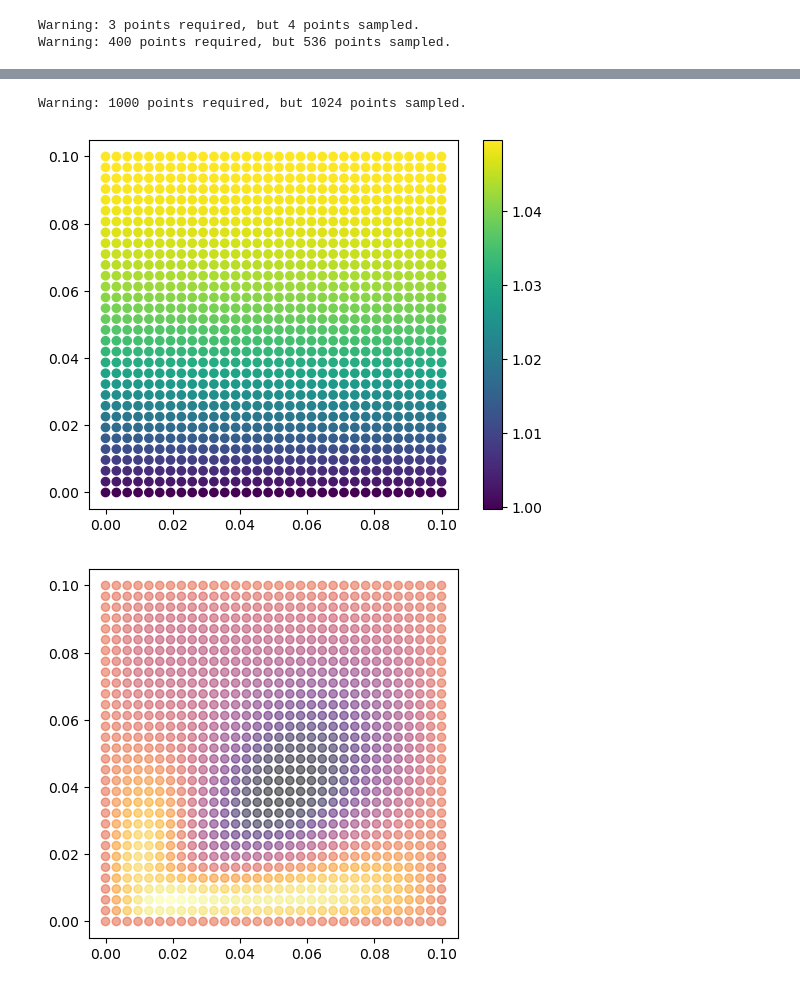
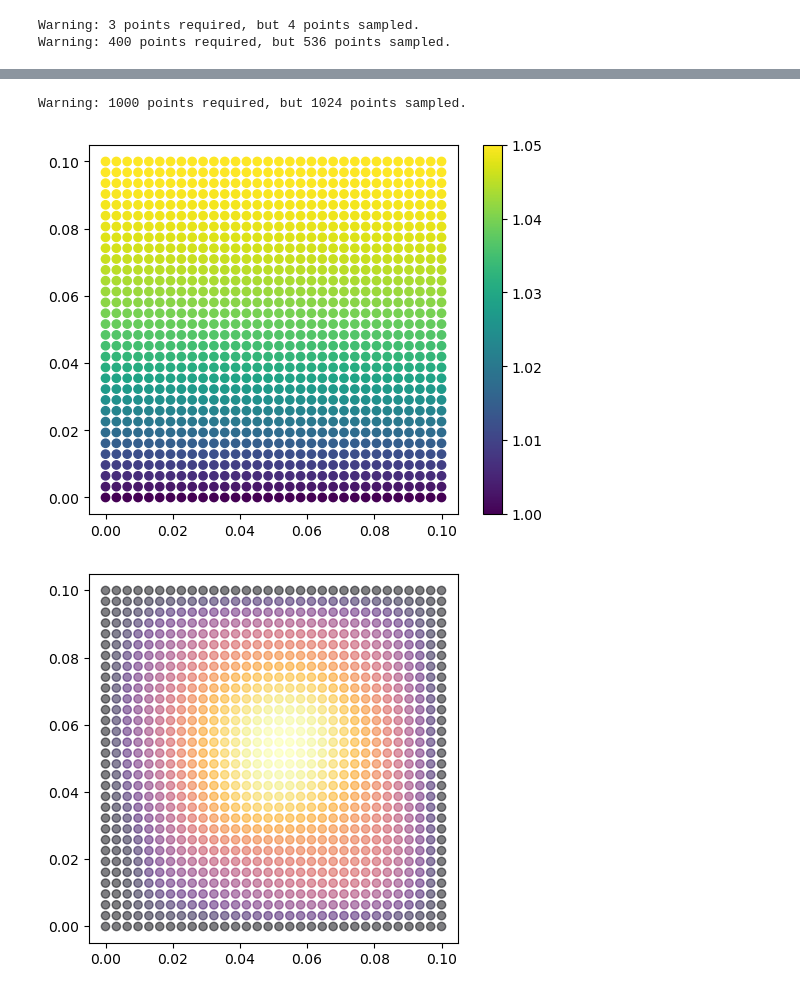
Before and after one commit to jpssrocha/pinn-ns-experiments, a Jupyter notebook: experiments/time-dependent-bernard-cell/deepxde_thermal_cavity_transient.ipynb, the cells around one changed output, grey strips where cells are left out. Saved outputs shown, nothing was run; the diff lists cells and outputs as text; code cells hidden in the pictures.

```diff
--- a/experiments/time-dependent-bernard-cell/deepxde_thermal_cavity_transient.ipynb
+++ b/experiments/time-dependent-bernard-cell/deepxde_thermal_cavity_transient.ipynb
@@ -54,7 +54,7 @@ plt.scatter(y, x, t)
 # Define geometry
 
 ## Let's go with a square for this case
-geom = dde.geometry.Rectangle(xmin=(0, 0), xmax=(L, D))
+geom = dde.geometry.Rectangle(xmin=(0, 0), xmax=(1., 1.))
 
 ## Adding time domain
 timedomain = dde.geometry.TimeDomain(0, 1.0)
@@ -235,17 +256,21 @@ Training model...
 # %%
 samples = geom.uniform_points(1000)
-res = model.predict(samples)
 
-x, y = samples.T
+samples_t = np.hstack([samples, np.ones(shape=(samples.shape[0], 1))*1])
+
+
+res = model.predict(samples_t)
+
+x, y  = samples.T
 u, v, p, T = res.T
 
 plt.scatter(x, y, c=p)
 plt.colorbar()
 
 plt.gca().set_aspect("equal")
 # %% [output]
 Warning: 1000 points required, but 1024 points sampled.
-[figure, old version]
+[figure, new version]
 # %%
 
 V = np.sqrt(v**2 + u**2)
@@ -253,7 +278,7 @@ plt.scatter(x, y, c=v, alpha=0.5, cmap="inferno")
 
 plt.gca().set_aspect("equal")
 # %% [output]
-[figure, old version]
+[figure, new version]
 # %%
 fig, ax = plt.subplots(figsize=(5, 5))
 ax.quiver(x, y, u, v)
```
Also changed, not shown: parts of 7 cells of this notebook, 6 other files.
